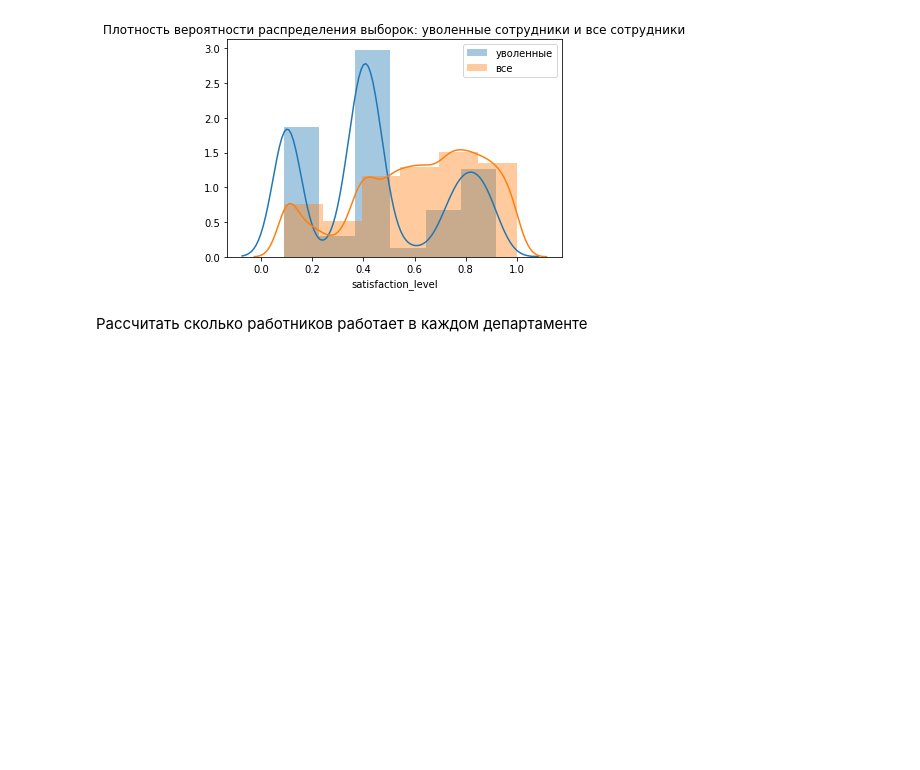
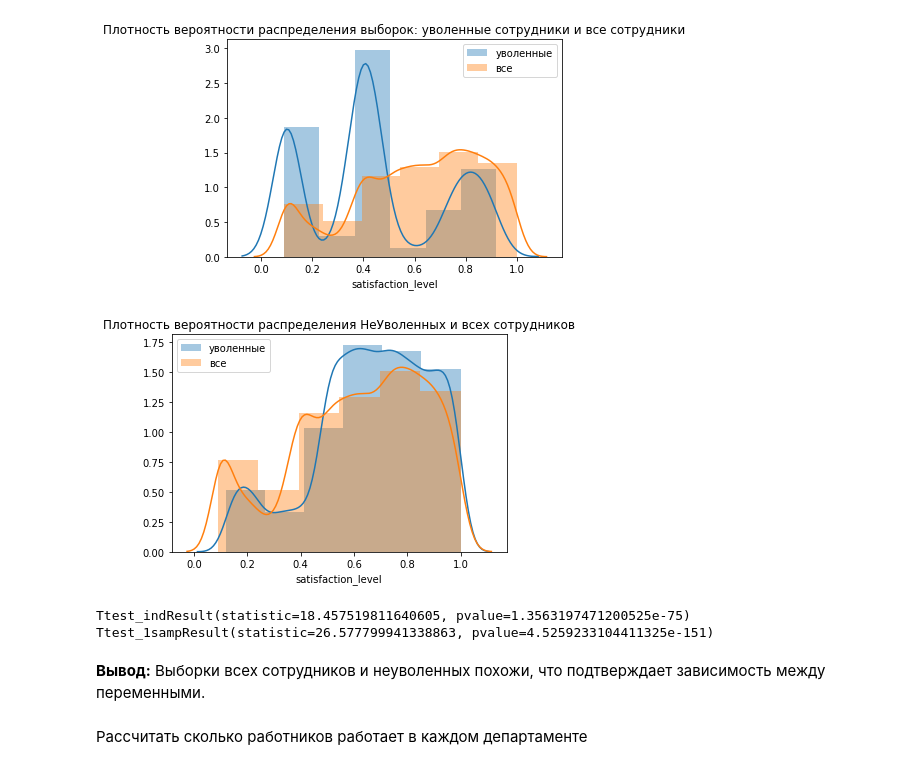
Before and after one commit to victoriabelavina/Netology, a Jupyter notebook: Netology-statistics-master/final_project.ipynb, the cells around one changed output. Drawn from its saved outputs; the diff is of its cells as text; code cells hidden in the pictures; blank space fills up the shorter version.

Commit message:
Final project on python and data analysis

```diff
--- a/Netology-statistics-master/final_project.ipynb
+++ b/Netology-statistics-master/final_project.ipynb
@@ -210,6 +217,20 @@ plt.legend(['уволенные', 'все'])
 plt.show()
 # %% [output]
 [figure]
+# %%
+sns.distplot(data_still_working, 6)
+sns.distplot(data['satisfaction_level'], 6)
+plt.title('Плотность вероятности распределения НеУволенных и всех сотрудников')
+plt.legend(['уволенные', 'все'])
+plt.show()
+print(stats.ttest_ind(data_still_working, data['satisfaction_level'] ))
+print(stats.ttest_1samp(data_still_working, data['satisfaction_level'].mean()))
+# %% [output]
+[figure, added]
+Ttest_indResult(statistic=18.457519811640605, pvalue=1.3563197471200525e-75)
+Ttest_1sampResult(statistic=26.577799941338863, pvalue=4.5259233104411325e-151)
+# %% [markdown]
+**Вывод:** Выборки всех сотрудников и неуволенных похожи, что подтверждает зависимость между переменными.
 # %% [markdown]
 Рассчитать сколько работников работает в каждом департаменте
 # %%
```
Also changed, not shown: parts of 8 cells of this notebook.
